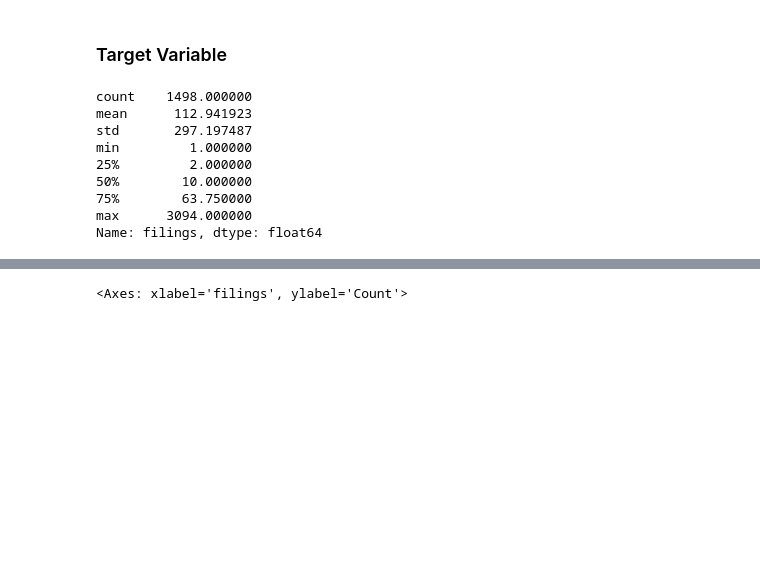
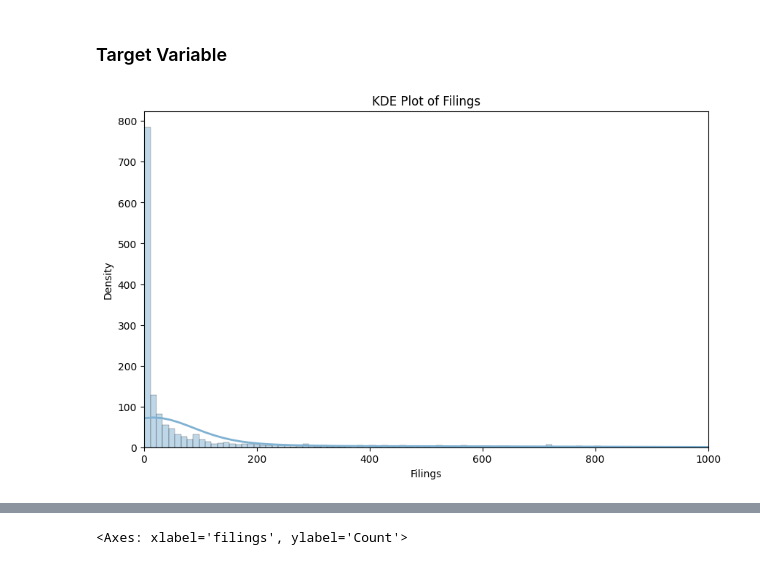
Before and after one commit to rebeccalwagner/DataSciII-Final, a Jupyter notebook: code/Model/preprocessing.ipynb, the cells around one changed output, grey strips where cells are left out. Drawn from its saved outputs; the diff is of its cells as text; code cells hidden in the pictures; blank space fills up the shorter version.

```diff
--- a/code/Model/preprocessing.ipynb
+++ b/code/Model/preprocessing.ipynb
@@ -8,8 +8,8 @@ from tqdm import tqdm
 
 pd.set_option('display.max_colwidth', None)
 # %%
-data = pd.read_csv("./data/working data/Filing_Dataset.csv")
-data_codebook = pd.read_csv("./data/acs/variables/acs5_2018_all_vars.csv")
+data = pd.read_csv("../../data/working data/Filing_Dataset.csv")
+data_codebook = pd.read_csv("../../data/acs/variables/acs5_2018_all_vars.csv")
 # %%
 data
 # %% [output]
@@ -26,21 +26,30 @@ data
 | 1496 | 510594822032 | 824 | 486 | 0 | 197702 | NaN | 399 | 101 | ... |
 | 1497 | 510594211021 | 652 | 644 | 43 | 105625 | NaN | 623 | 243 | ... |
 1498 rows × 286 columns
+# %%
+data["state"] = data['GEOID'].astype(str).str[:2] # create state indicator
 # %%
 X = data.drop(["GEOID","filings","filing_rate"], axis=1)
 y_filing = data["filings"]
 y_rate = data["filing_rate"]
 # %% [markdown]
 ### Target Variable
-# %%
-y_filing.describe()
-# %% [output]
-count    1498.000000
-mean      112.941923
-std       297.197487
-min         1.000000
-25%         2.000000
-50%        10.000000
-75%        63.750000
-max      3094.000000
-Name: filings, dtype: float64
+# %%
+plt.figure(figsize=(10, 6))
+
+sns.histplot(
+    data["filings"],
+    kde=True,
+    color="#7fb1d3",        # Histogram color
+    edgecolor="black",      # Optional: edges on bars
+    line_kws={"color": "darkorange", "lw": 2}  # Correct: style the KDE line here
+)
+
+plt.xlabel("Filings")
+plt.xlim(0, 1000)
+plt.ylabel("Density")
+plt.title("KDE Plot of Filings")
+
+plt.show()
+# %% [output]
+[figure, added]
```
Also changed, not shown: parts of 2 cells of this notebook, 9 other files.
